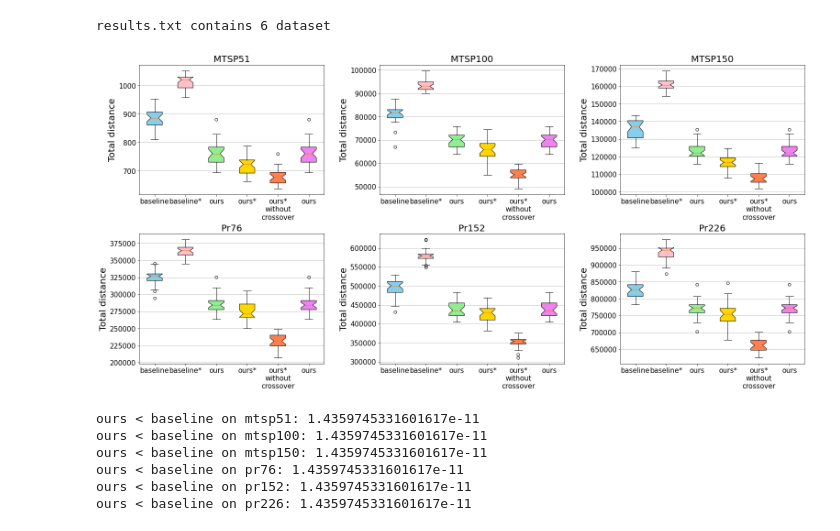
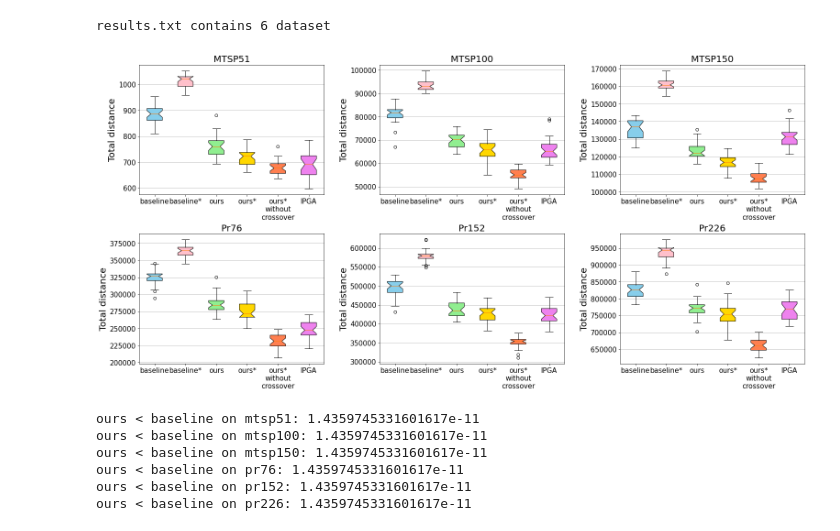
Before and after one commit to lingxiaomeng/AAI, a Jupyter notebook: plot.ipynb, the cells around one changed output. Saved outputs shown, nothing was run; the diff lists cells and outputs as text; code cells hidden in the pictures.

Commit message:
update plot

```diff
--- a/plot.ipynb
+++ b/plot.ipynb
@@ -31,38 +31,38 @@ instances = ['mtsp51', 'mtsp100', 'mtsp150', 'pr76', 'pr152', 'pr226']
 instance_titles = ['MTSP51', 'MTSP100', 'MTSP150', 'Pr76', 'Pr152', 'Pr226']
 
 # the algorithms you want to plot
-algorithms = ['baseline','baseline*','ours','ours*','ours_nocrossover','ours']
-labels =  ['baseline','baseline*','ours','ours*','ours*\nwithout\ncrossover','ours']
+algorithms = ['baseline','baseline*','ours','ours*','ours_nocrossover','IPGA']
+labels =  ['baseline','baseline*','ours','ours*','ours*\nwithout\ncrossover','IPGA']
 colors = ['skyblue', 'pink','lightgreen', 'gold', 'coral','violet']
 
 plot_type = 'distance' # distance, count or time
 
 
 for i in range(len(instances)):
     x = i // 3
     y = i % 3
     boxplot_data = [data[instances[i]][name][plot_type] for name in algorithms ]
 
     bplot = ax[x][y].boxplot(boxplot_data,
                          vert=True,  # vertical box alignment
                          notch=True,  # notch shape
                          patch_artist=True,  # fill with color
                          labels=labels)  # will be used to label x-ticks
     ax[x][y].set_ylabel('Total distance', fontsize=20)
     ax[x][y].tick_params(axis='y', which='major', labelsize=15)
     ax[x][y].tick_params(axis='x', which='major', labelsize=15)
     ax[x][y].set_title(instance_titles[i], fontsize=20)
     ax[x][y].yaxis.grid(True)
 
     for patch, color in zip(bplot['boxes'], colors):
         patch.set_facecolor(color)
 
 
 plt.savefig('./Pictures/compare.png')
 plt.show()
 # %% [output]
 results.txt contains 6 dataset
-[figure, old version]
+[figure, new version]
 # %%
 from scipy.stats import ranksums
 for instance in instances:
```
Also changed, not shown: 4 other files.
